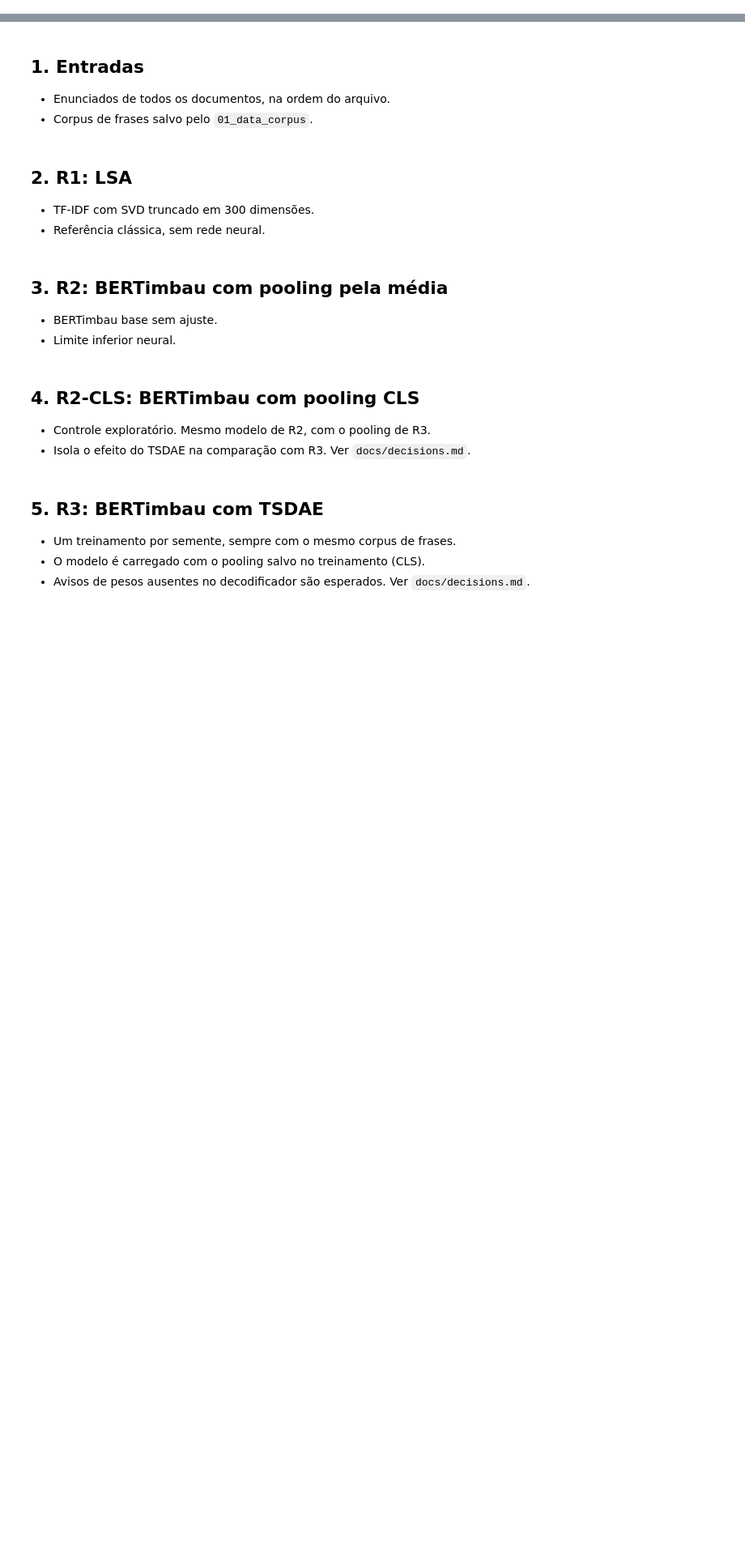
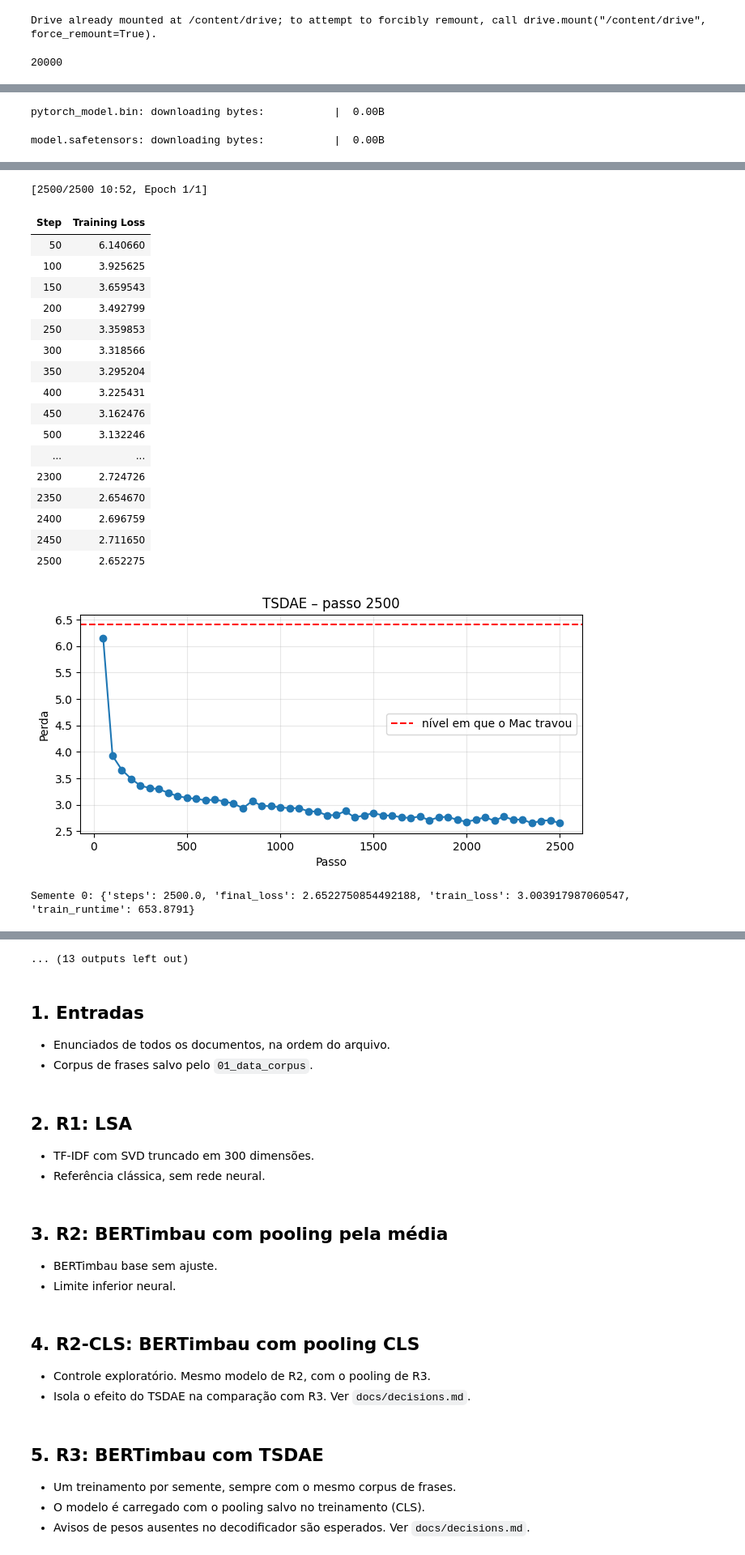
Before and after one commit to Igorbraziel/juristcu-clustering-tsdae, a Jupyter notebook: notebooks/02_embeddings.ipynb, the cells around one changed output, grey strips where cells are left out. Shown at 81% size. Cells and saved outputs as stored; diff of their text form; code cells hidden in the pictures; blank space fills up the shorter version.

Commit message:
Adicionando celular treinamento TSDAE

```diff
--- a/notebooks/02_embeddings.ipynb
+++ b/notebooks/02_embeddings.ipynb
@@ -15,7 +15,7 @@ import subprocess
 import sys
 
 IN_COLAB = "google.colab" in sys.modules
-BRANCH = "main"  # Trocar pelo nome de uma branch de trabalho para testá-la.
+BRANCH = "joao/tsdae-treino"  # Trocar pelo nome de uma branch de trabalho para testá-la.
 REPO_URL = "https://github.com/Igorbraziel/juristcu-clustering-tsdae.git"
 REPO_DIR = "/content/juristcu-clustering-tsdae"
 
@@ -44,3 +44,57 @@ if IN_COLAB:
     from google.colab import drive
 
     drive.mount("/content/drive")
+# %% [output]
+Drive already mounted at /content/drive; to attempt to forcibly remount, call drive.mount("/content/drive", force_remount=True).
+# %%
+import importlib
+import json
+
+importlib.invalidate_caches()  # reconhece o pacote recém-instalado
+
+import matplotlib.pyplot as plt
+from IPython.display import display
+from transformers import TrainerCallback
+
+from juristcu import storage, tsdae
+
+
+class LiveLossPlot(TrainerCallback):
+    """Redesenha a curva da perda a cada registro do treino."""
+
+    def __init__(self) -> None:
+        self.steps, self.losses, self.handle = [], [], None
+
+    def on_log(self, args, state, control, logs=None, **kwargs):
+        if not logs or "loss" not in logs:
+            return
+        self.steps.append(state.global_step)
+        self.losses.append(logs["loss"])
+        fig, ax = plt.subplots(figsize=(8, 3.5))
+        ax.plot(self.steps, self.losses, marker="o")
+        ax.axhline(6.4, color="red", linestyle="--", label="nível em que o Mac travou")
+        ax.set(xlabel="Passo", ylabel="Perda", title=f"TSDAE – passo {state.global_step}")
+        ax.legend()
+        ax.grid(alpha=0.3)
+        if self.handle is None:
+            self.handle = display(fig, display_id=True)
+        else:
+            self.handle.update(fig)
+        plt.close(fig)
+
+
+sentences = json.loads((storage.artifacts_dir() / "sentences.json").read_text(encoding="utf-8"))
+print(len(sentences))  # esperado: 20000
+
+from juristcu.config import TSDAE_SEEDS
+
+for seed in TSDAE_SEEDS:
+    output_dir = storage.artifacts_dir() / "models" / f"tsdae-seed{seed}"
+    if (output_dir / "loss_history.json").exists():
+        print(f"Semente {seed} já treinada. Pulando.")
+        continue
+    output_dir.mkdir(parents=True, exist_ok=True)  # falha aqui se não houver permissão de escrita
+    path = tsdae.train_tsdae(sentences, seed=seed, output_dir=output_dir, callbacks=[LiveLossPlot()])
+    print(f"Semente {seed}:", tsdae.training_summary(tsdae.load_loss_history(path)))
+# %% [output]
+20000
@@ -46,0 +103,2 @@ if IN_COLAB:
+pytorch_model.bin: downloading bytes:           |  0.00B
+model.safetensors: downloading bytes:           |  0.00B
@@ -46,0 +136,20 @@ if IN_COLAB:
+[2500/2500 10:52, Epoch 1/1]
+| Step | Training Loss |
+| 50 | 6.140660 |
+| 100 | 3.925625 |
+| 150 | 3.659543 |
+| 200 | 3.492799 |
+| 250 | 3.359853 |
+| 300 | 3.318566 |
+| 350 | 3.295204 |
+| 400 | 3.225431 |
+| 450 | 3.162476 |
+| 500 | 3.132246 |
+| ... | ... |
+| 2300 | 2.724726 |
+| 2350 | 2.654670 |
+| 2400 | 2.696759 |
+| 2450 | 2.711650 |
+| 2500 | 2.652275 |
+[figure, added]
+Semente 0: {'steps': 2500.0, 'final_loss': 2.6522750854492188, 'train_loss': 3.003917987060547, 'train_runtime': 653.8791}
@@ -47,3 +187,4 @@ if IN_COLAB:
+... (13 outputs left out)
 # %%
 import importlib
 import json
```
Also changed, not shown: parts of 1 cell of this notebook.
